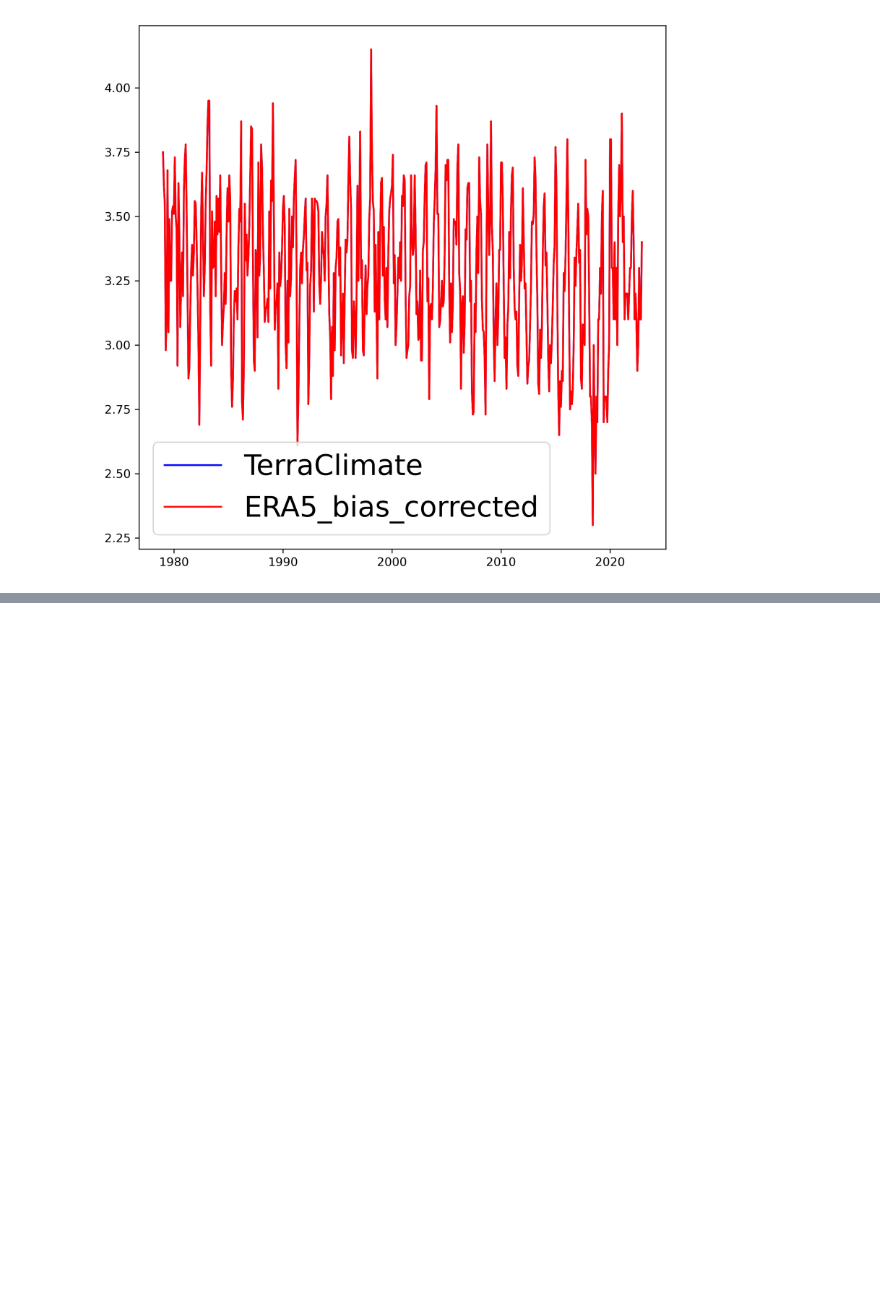
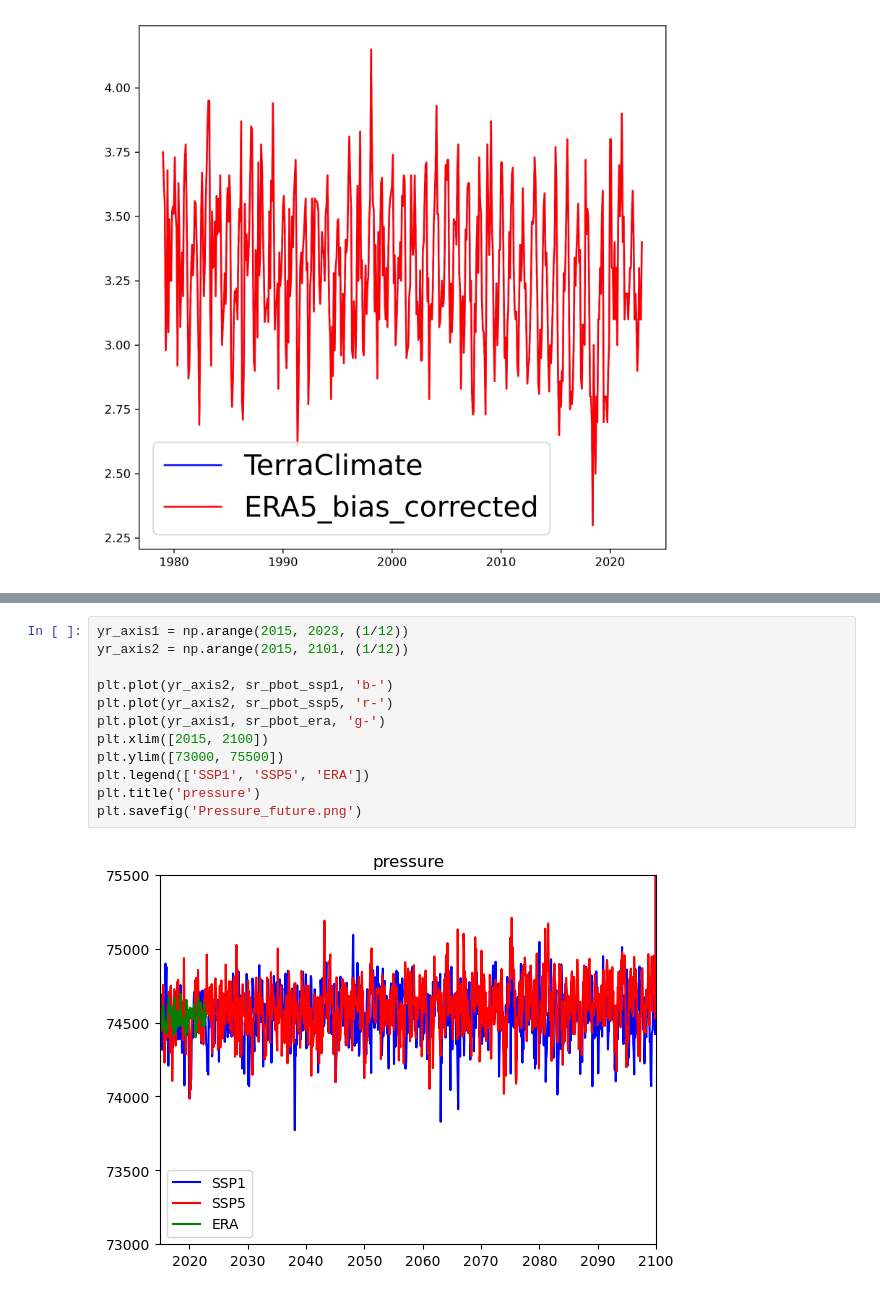
Before and after one commit to goose888/FATES_MRV, a Jupyter notebook: Generate_climate_forcings.ipynb, the cells around one changed output, grey strips where cells are left out. Saved outputs shown, nothing was run; the diff lists cells and outputs as text; blank space fills up the shorter version.

```diff
--- a/Generate_climate_forcings.ipynb
+++ b/Generate_climate_forcings.ipynb
@@ -421,0 +1146,14 @@ plt.legend(['Daymet', 'ERA5_bias_corrected'], fontsize = 24)
+# %%
+yr_axis1 = np.arange(2015, 2023, (1/12))
+yr_axis2 = np.arange(2015, 2101, (1/12))
+
+plt.plot(yr_axis2, sr_pbot_ssp1, 'b-')
+plt.plot(yr_axis2, sr_pbot_ssp5, 'r-')
+plt.plot(yr_axis1, sr_pbot_era, 'g-')
+plt.xlim([2015, 2100])
+plt.ylim([73000, 75500])
+plt.legend(['SSP1', 'SSP5', 'ERA'])
+plt.title('pressure')
+plt.savefig('Pressure_future.png')
+# %% [output]
+[figure, added]
```
Also changed, not shown: parts of 33 cells of this notebook, 17 other files.
